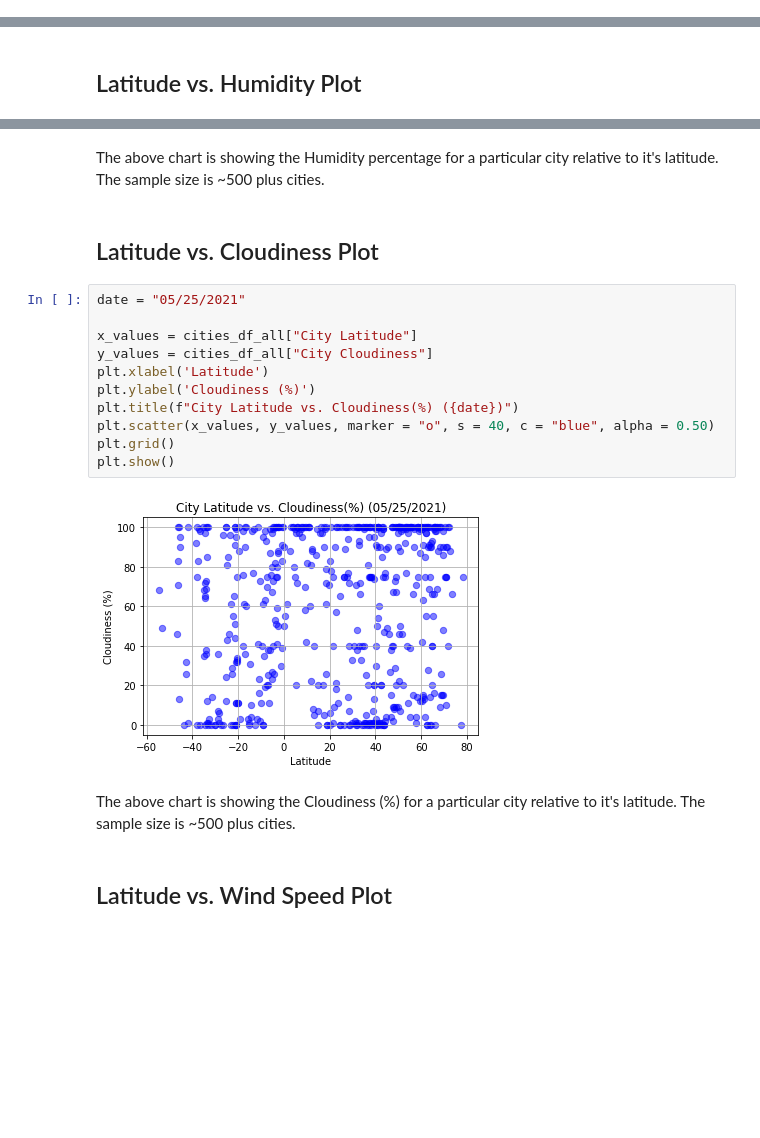
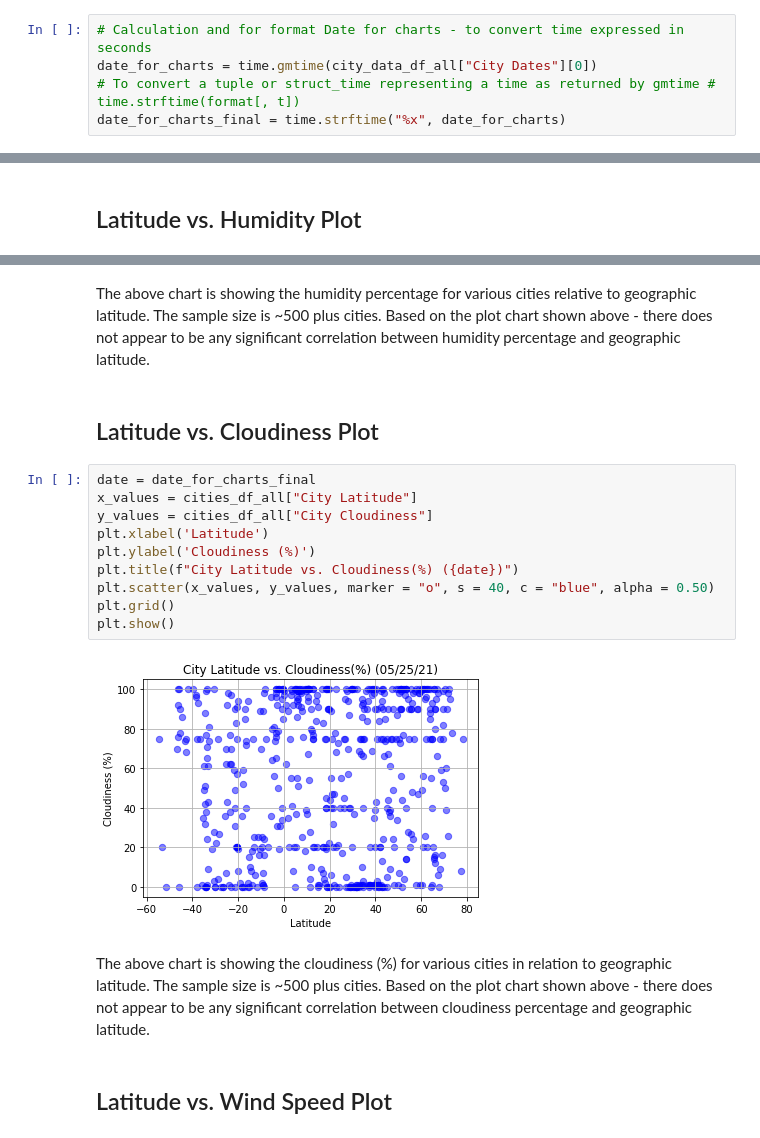
Before and after one commit to lcswsher/API-Challenge, a Jupyter notebook: WeatherPy/WeatherPy.ipynb, the cells around one changed output, grey strips where cells are left out. Cells and saved outputs as stored; diff of their text form; blank space fills up the shorter version.

```diff
--- a/WeatherPy/WeatherPy.ipynb
+++ b/WeatherPy/WeatherPy.ipynb
@@ -224,6 +222,11 @@ cities_humidity_greater_100per
 ## Plotting the Data
 * Use proper labeling of the plots using plot titles (including date of analysis) and axes labels.
 * Save the plotted figures as .pngs.
+# %%
+# Calculation and for format Date for charts - to convert time expressed in seconds
+date_for_charts = time.gmtime(city_data_df_all["City Dates"][0])
+# To convert a tuple or struct_time representing a time as returned by gmtime # time.strftime(format[, t])
+date_for_charts_final = time.strftime("%x", date_for_charts)
 # %% [markdown]
 ## Latitude vs. Temperature Plot
 # %%
@@ -259,22 +260,21 @@ plt.show()
 # %% [markdown]
-The above chart is showing the Humidity percentage for a particular city relative to it's latitude. The sample size is ~500 plus cities.
+The above chart is showing the humidity percentage for various cities relative to geographic latitude. The sample size is ~500 plus cities. Based on the plot chart shown above - there does not appear to be any significant correlation between humidity percentage and geographic latitude.
 # %% [markdown]
 ## Latitude vs. Cloudiness Plot
 # %%
-date = "05/25/2021"
-
+date = date_for_charts_final
 x_values = cities_df_all["City Latitude"]
 y_values = cities_df_all["City Cloudiness"]
 plt.xlabel('Latitude')
 plt.ylabel('Cloudiness (%)')
 plt.title(f"City Latitude vs. Cloudiness(%) ({date})")
 plt.scatter(x_values, y_values, marker = "o", s = 40, c = "blue", alpha = 0.50)
 plt.grid()
 plt.show()
 # %% [output]
-[figure, old version]
+[figure, new version]
 # %% [markdown]
-The above chart is showing the Cloudiness (%) for a particular city relative to it's latitude.  The sample size is ~500 plus cities.
+The above chart is showing the cloudiness (%) for various cities in relation to geographic latitude.  The sample size is ~500 plus cities.  Based on the plot chart shown above - there does not appear to be any significant correlation between cloudiness percentage and geographic latitude.
 # %% [markdown]
 ## Latitude vs. Wind Speed Plot
 # %%
```
Also changed, not shown: parts of 27 cells of this notebook, 14 other files.
